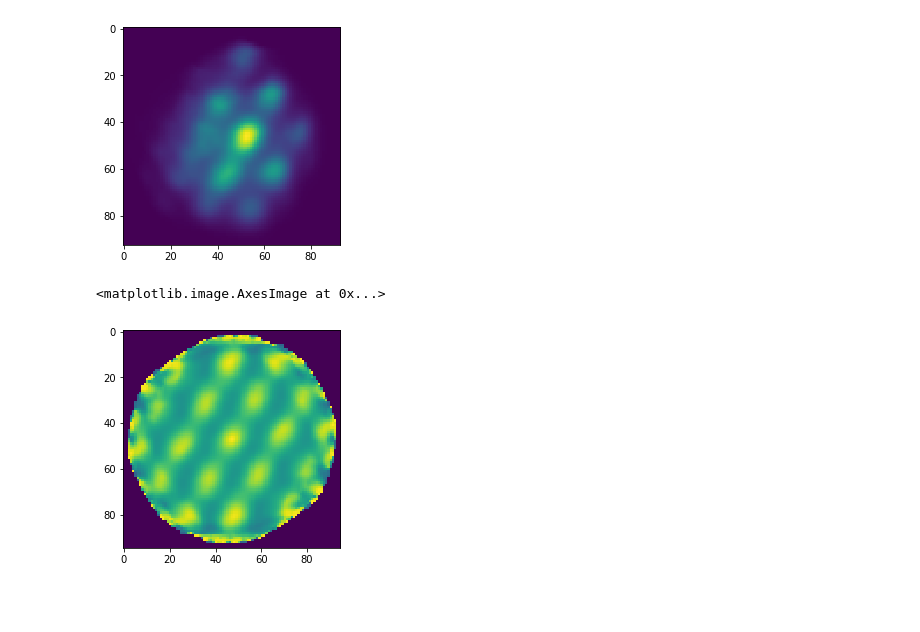
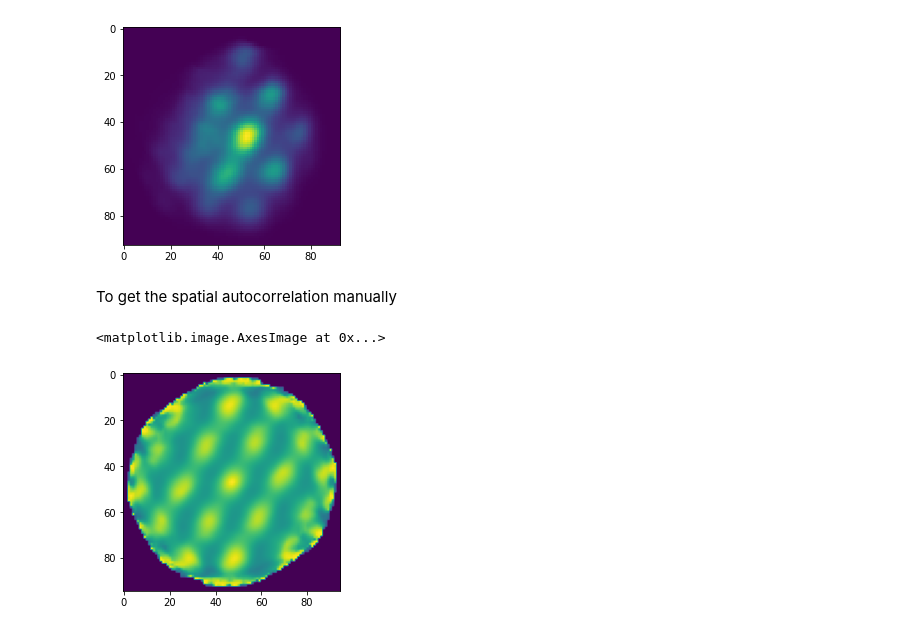
Before and after one commit to kevin-allen/spikeA, a Jupyter notebook: docs_notebooks/Code_grid_score.ipynb, the cells around one changed output. Drawn from its saved outputs; the diff is of its cells as text; code cells hidden in the pictures; blank space fills up the shorter version.

Commit message:
added spatial_autocorrelation_map function

```diff
--- a/docs_notebooks/Code_grid_score.ipynb
+++ b/docs_notebooks/Code_grid_score.ipynb
@@ -47,5 +42,10 @@ spikeA.spatial_properties.map_autocorrelation_func(rate_map,auto_array)
-# %%
-plt.imshow(auto_array)
-# %% [output]
-<matplotlib.image.AxesImage at 0x...>
-[figure, removed]
+# %% [markdown]
+To get the spatial autocorrelation manually
+# %%
+rate_map[np.isnan(rate_map)]=-1
+auto_array = np.zeros((2*rate_map.shape[0]+1,2*rate_map.shape[1]+1))
+spikeA.spatial_properties.map_autocorrelation_func(rate_map,auto_array)
+plt.imshow(auto_array)
+# %% [output]
+<matplotlib.image.AxesImage at 0x...>
+[figure, added]
```
Also changed, not shown: parts of 6 cells of this notebook, 1 other file.
